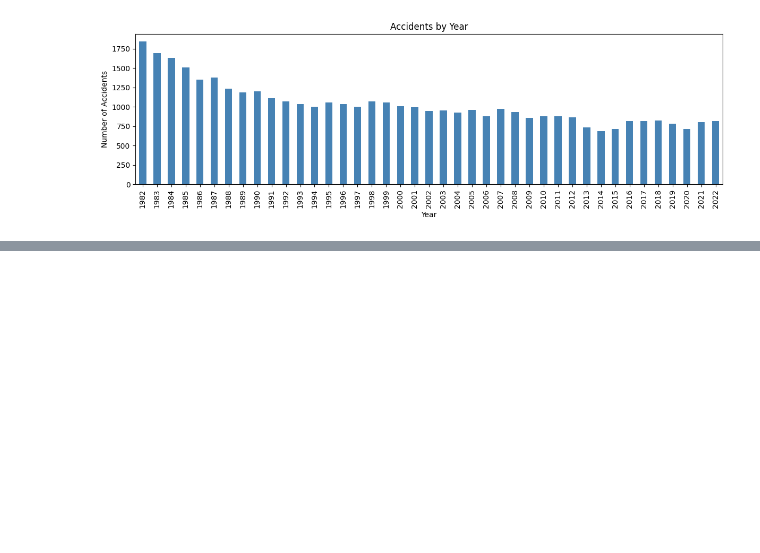
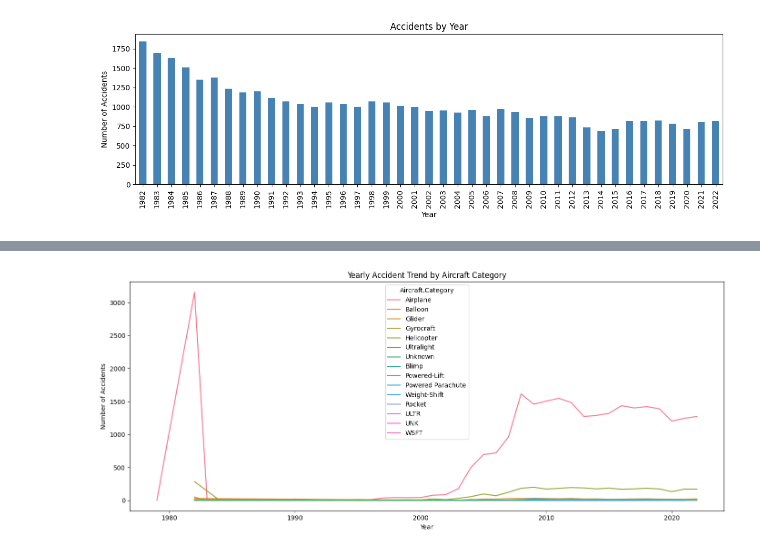
Before and after one commit to kilonzicharityvivi/new_phase1_project, a Jupyter notebook: analysis.ipynb, the cells around one changed output, grey strips where cells are left out. Drawn from its saved outputs; the diff is of its cells as text; code cells hidden in the pictures; blank space fills up the shorter version.

```diff
--- a/analysis.ipynb
+++ b/analysis.ipynb
@@ -252,0 +280,14 @@ Name: count, dtype: int64
+# %%
+
+df['Year'] = df['Event.Date'].dt.year
+yearly_trend = df.groupby(['Year', 'Aircraft.Category']).size().reset_index(name='Accident Count')
+
+plt.figure(figsize=(14, 6))
+sns.lineplot(data=yearly_trend, x='Year', y='Accident Count', hue='Aircraft.Category')
+plt.title('Yearly Accident Trend by Aircraft Category')
+plt.xlabel('Year')
+plt.ylabel('Number of Accidents')
+plt.tight_layout()
+plt.show()
+# %% [output]
+[figure, added]
```
Also changed, not shown: parts of 13 cells of this notebook, 4 other files.
